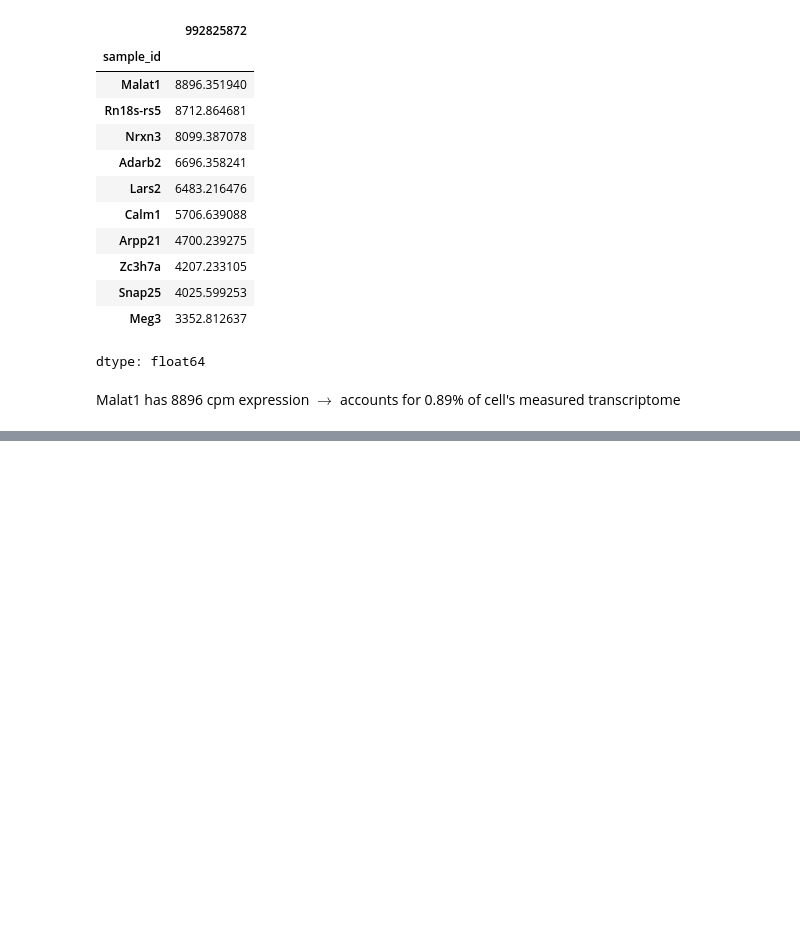
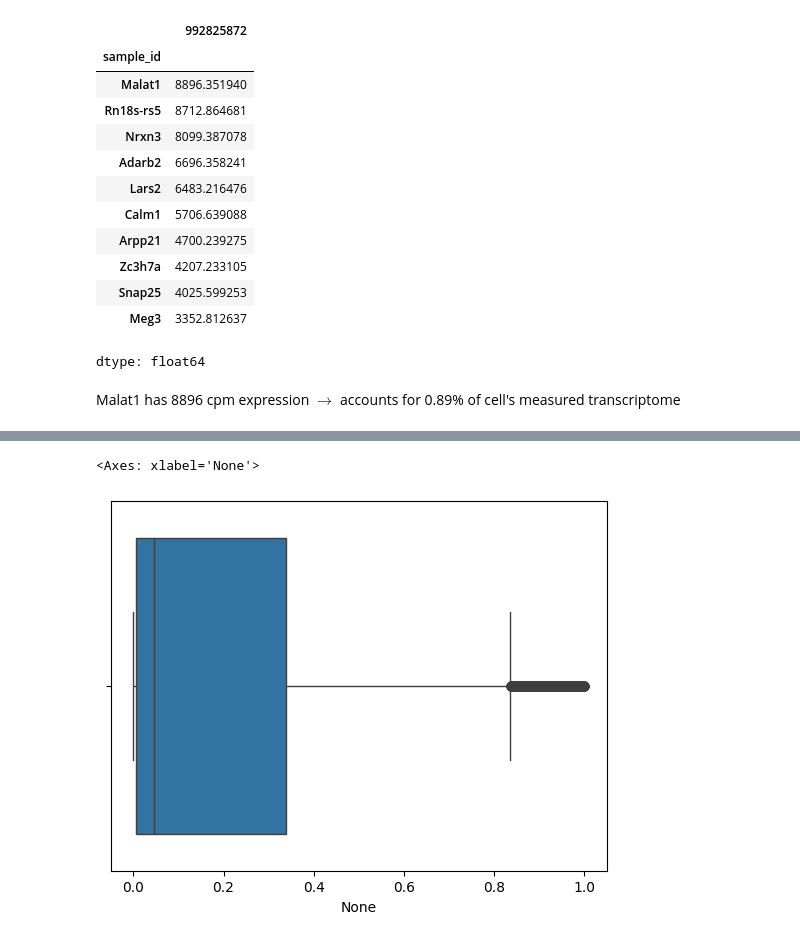
Before and after one commit to tb-harris/neuroscience-2025, a Jupyter notebook: 2_Patch_seq_Data.ipynb, the cells around one changed output, grey strips where cells are left out. Drawn from its saved outputs; the diff is of its cells as text; code cells hidden in the pictures; blank space fills up the shorter version.

```diff
--- a/2_Patch_seq_Data.ipynb
+++ b/2_Patch_seq_Data.ipynb
@@ -178,0 +240,3 @@ Malat1 has 8896 cpm expression $\rightarrow$ accounts for 0.89% of cell's measur
+# %%
+zero_count_genes = rna_data.sum(axis=0) == 0
+print(zero_count_genes.sum())
@@ -178,0 +247,3 @@ Malat1 has 8896 cpm expression $\rightarrow$ accounts for 0.89% of cell's measur
+# %%
+zero_gene_names = rna_data.columns[zero_count_genes]
+zero_gene_names
@@ -178,0 +258,2 @@ Malat1 has 8896 cpm expression $\rightarrow$ accounts for 0.89% of cell's measur
+# %%
+rna_data = rna_data.drop(zero_gene_names, axis=1)
@@ -178,0 +285,4 @@ Malat1 has 8896 cpm expression $\rightarrow$ accounts for 0.89% of cell's measur
+# %%
+# Sum up the numnber of nonzero counts for each gene
+gene_frequencies = (rna_data != 0).sum().sort_values(ascending=False)
+gene_frequencies.head(20)
@@ -178,0 +318,5 @@ Malat1 has 8896 cpm expression $\rightarrow$ accounts for 0.89% of cell's measur
+# %%
+sns.boxplot(x=gene_frequencies / rna_data.shape[0])
+# %% [output]
+<Axes: xlabel='None'>
+[figure, added]
```
Also changed, not shown: parts of 29 cells of this notebook.
